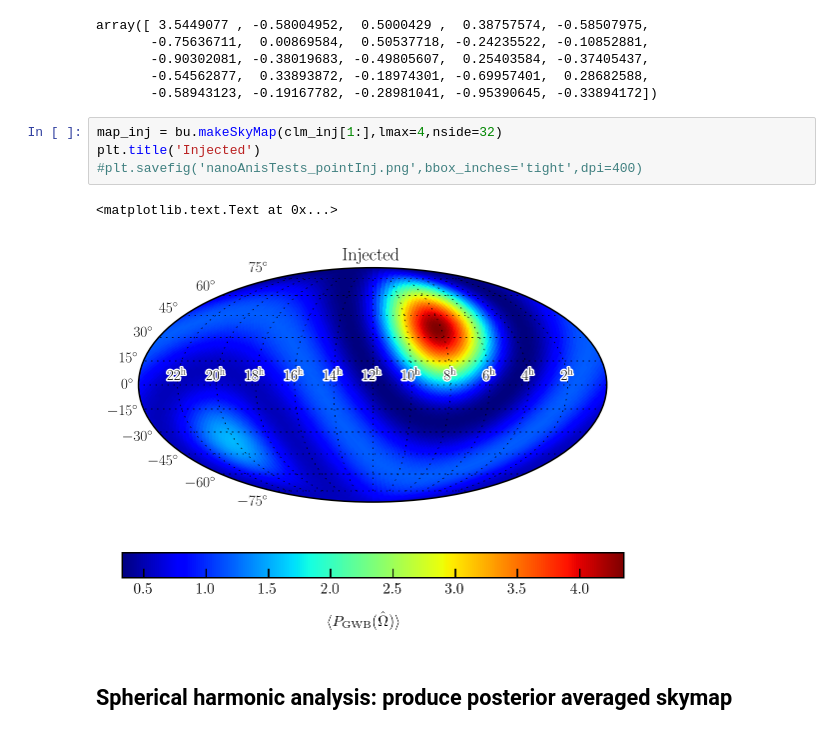
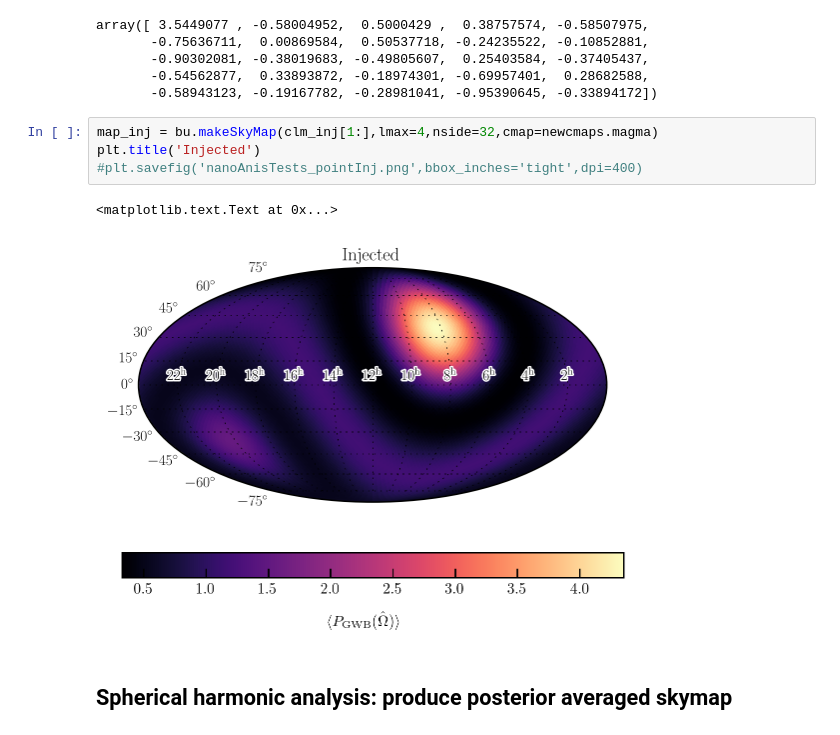
Before and after one commit to stevertaylor/NX01, a Jupyter notebook: process-anisotropy-maps.ipynb, the cells around one changed output. Drawn from its saved outputs; the diff is of its cells as text.

```diff
--- a/process-anisotropy-maps.ipynb
+++ b/process-anisotropy-maps.ipynb
@@ -36,12 +37,12 @@ array([ 3.5449077 , -0.58004952,  0.5000429 ,  0.38757574, -0.58507975,
        -0.54562877,  0.33893872, -0.18974301, -0.69957401,  0.28682588,
        -0.58943123, -0.19167782, -0.28981041, -0.95390645, -0.33894172])
 # %%
-map_inj = bu.makeSkyMap(clm_inj[1:],lmax=4,nside=32)
+map_inj = bu.makeSkyMap(clm_inj[1:],lmax=4,nside=32,cmap=newcmaps.magma)
 plt.title('Injected')
 #plt.savefig('nanoAnisTests_pointInj.png',bbox_inches='tight',dpi=400)
 # %% [output]
 <matplotlib.text.Text at 0x...>
-[figure, old version]
+[figure, new version]
 # %% [markdown]
 ## Spherical harmonic analysis: produce posterior averaged skymap
 # %%
```
Also changed, not shown: parts of 12 cells of this notebook, 3 other files.
